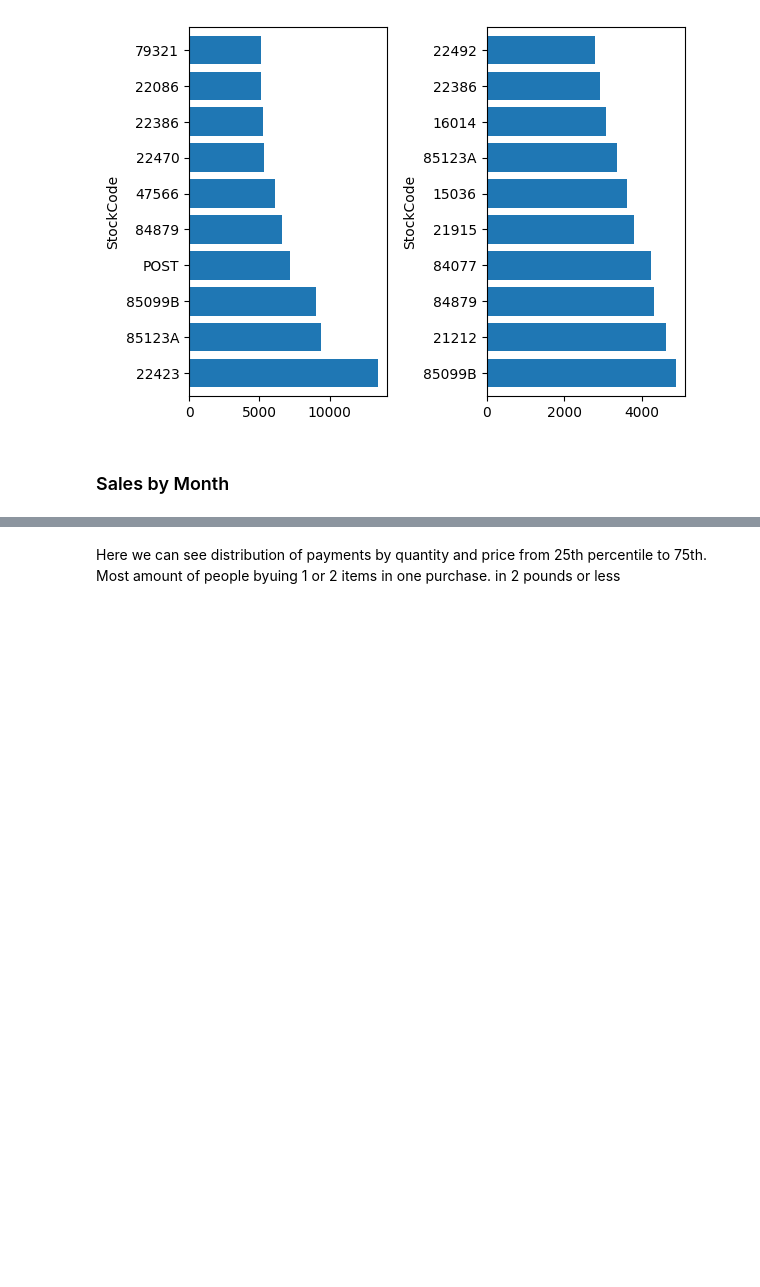
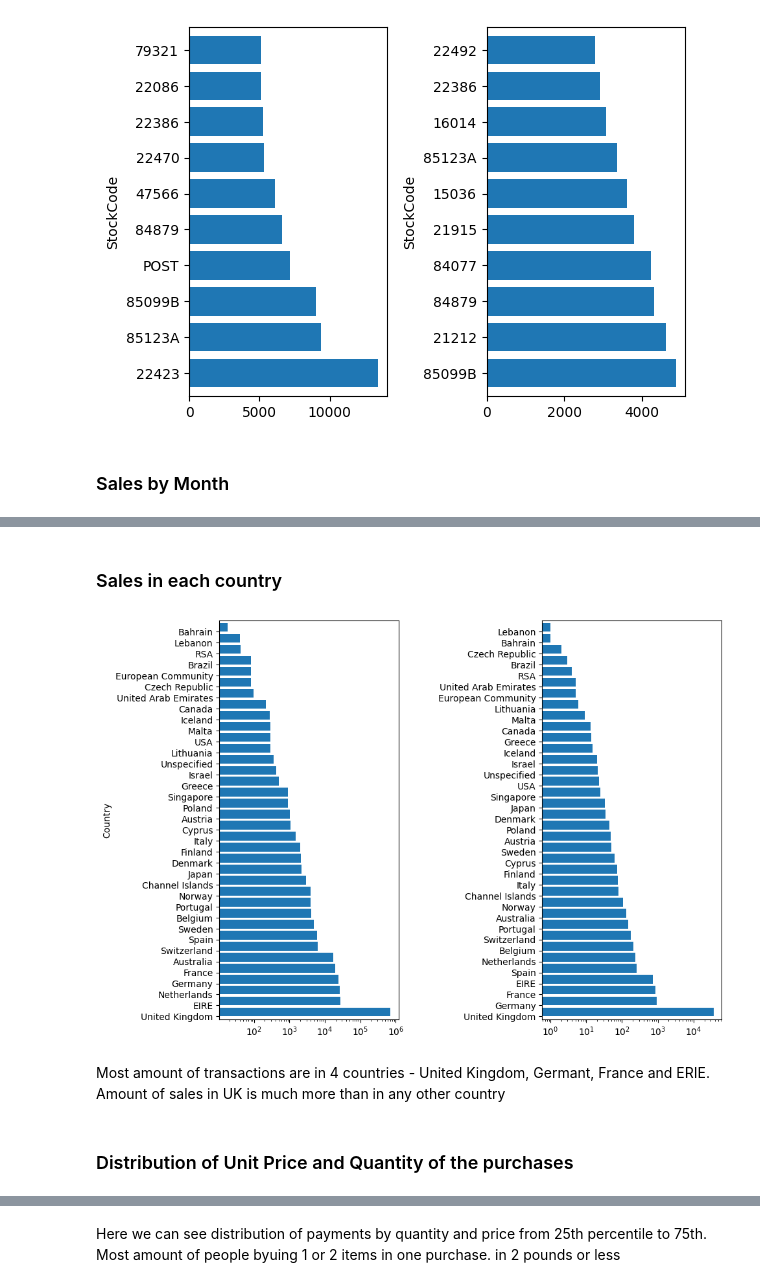
Before and after one commit to BaakhOfficial/Business-Data-Analysis-Report, a Jupyter notebook: Untitled-1.ipynb, the cells around one changed output, grey strips where cells are left out. Cells and saved outputs as stored; diff of their text form; code cells hidden in the pictures; blank space fills up the shorter version.

```diff
--- a/Untitled-1.ipynb
+++ b/Untitled-1.ipynb
@@ -401,0 +407,23 @@ sales_daily_plot.plot(x='InvoiceDate', y='Sum',kind='line')
+# %% [markdown]
+### Sales in each country
+# %%
+fig, (ax1, ax2) = plt.subplots(1, 2)
+plt.subplots_adjust(wspace=0.8)
+
+profit = df_clean.loc[df_clean['Sum']>0].groupby('Country')['Sum'].sum().sort_values(ascending=False)
+profit.plot(kind='barh', width=0.8, align='edge', figsize=(10,8), ax=ax1)
+
+
+counts = df_clean['Country'].value_counts()
+counts.plot(kind='barh', width=0.8, align='edge', figsize=(10, 8), ax=ax2)
+
+ax1.set_xscale('log')
+ax2.set_xscale('log')
+
+plt.show()
+# %% [output]
+[figure, added]
+# %% [markdown]
+Most amount of transactions are in 4 countries - United Kingdom, Germant, France and ERIE. Amount of sales in UK is much more than in any other country
+# %% [markdown]
+### Distribution of Unit Price and Quantity of the purchases
```
Also changed, not shown: parts of 7 cells of this notebook.
